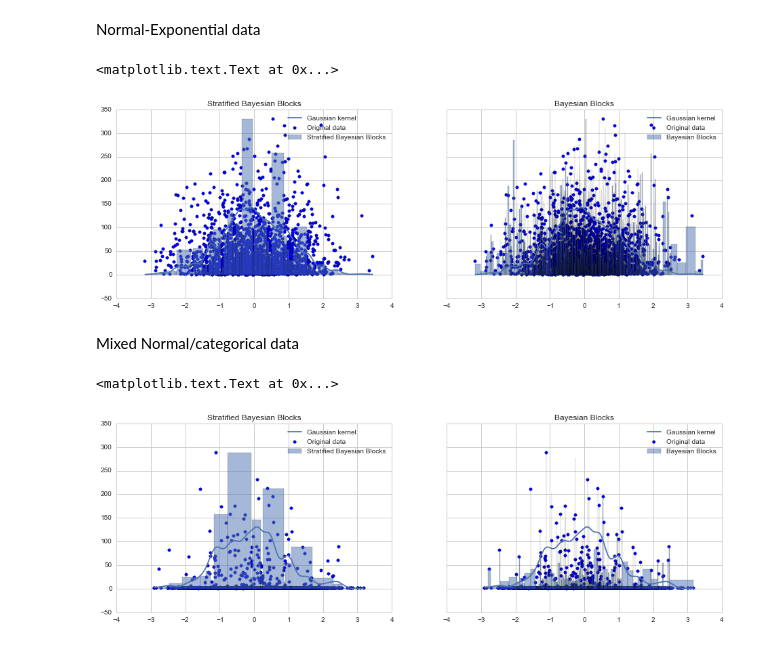
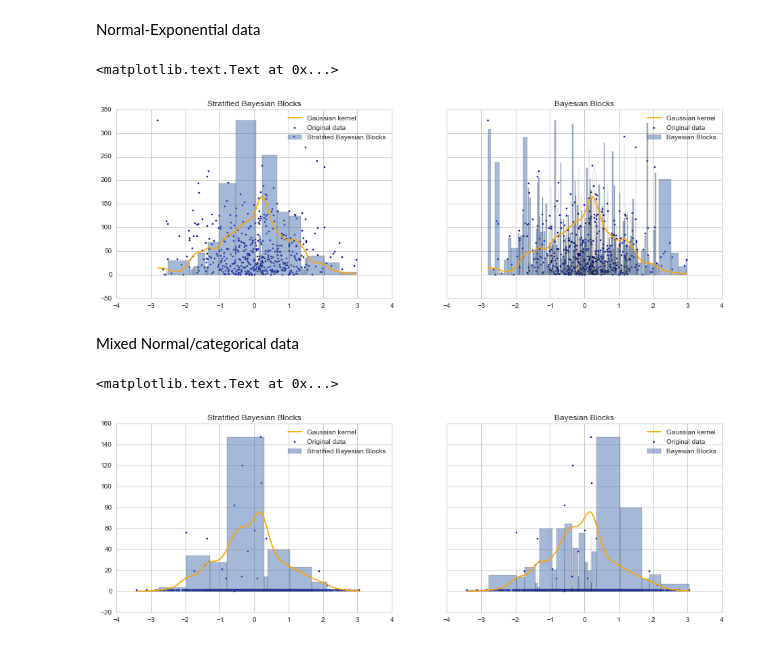
Before and after one commit to janmtl/stratified_bayesian_blocks, a Jupyter notebook: docs/Stratified Bayesian Blocks.ipynb, the cells around one changed output. Drawn from its saved outputs; the diff is of its cells as text; code cells hidden in the pictures.

```diff
--- a/docs/Stratified Bayesian Blocks.ipynb
+++ b/docs/Stratified Bayesian Blocks.ipynb
@@ -10,49 +10,49 @@ sns.set_style("whitegrid")
 # %% [markdown]
 Normal-Exponential data
 # %%
-r = np.random.randn(2000)
-s = np.random.exponential(50, 2000).astype(int)
+r = np.random.randn(500)
+s = np.random.exponential(50, 500).astype(int)
 x = np.repeat(r, s)
 
 # Evaluate Stratified Bayesian Blocks, Bayesian Blocks, and a Gaussian Kernel on the data
 sbb_bins = stratified_bayesian_blocks(x)
 bb_bins = bayesian_blocks(x)
 kernel = kde(x)
 gaussian = kernel(np.sort(r))*np.max(s)
 
 fig, ax = plt.subplots(1, 2, figsize=(16, 5), sharey=True)
 
 # Stratified Bayesian Blocks
 sbb_counts, sbb_bins = np.histogram(x, sbb_bins)
 sbb_heights = np.max(s)*sbb_counts / np.max(sbb_counts).astype(float)
 sbb_lefts = sbb_bins[:-1]
 sbb_widths = sbb_bins[1:] - sbb_bins[:-1]
 ax[0].bar(sbb_lefts, sbb_heights, width = sbb_widths, alpha=0.5, label="Stratified Bayesian Blocks")
-ax[0].scatter(r, s, label="Original data")
-ax[0].plot(np.sort(r), gaussian, label="Gaussian kernel")
+ax[0].scatter(r, s, label="Original data", marker=".")
+ax[0].plot(np.sort(r), gaussian, label="Gaussian kernel", color="orange")
 ax[0].legend()
 ax[0].set_title("Stratified Bayesian Blocks")
 
 
 # Regular Bayesian Blocks
 bb_counts, bb_bins = np.histogram(x, bb_bins)
 bb_heights = np.max(s)*bb_counts / np.max(bb_counts).astype(float)
 bb_lefts = bb_bins[:-1]
 bb_widths = bb_bins[1:] - bb_bins[:-1]
 ax[1].bar(bb_lefts, bb_heights, width = bb_widths, alpha=0.5, label="Bayesian Blocks")
-ax[1].scatter(r, s, label="Original data")
-ax[1].plot(np.sort(r), gaussian, label="Gaussian kernel")
+ax[1].scatter(r, s, label="Original data", marker=".")
+ax[1].plot(np.sort(r), gaussian, label="Gaussian kernel", color="orange")
 ax[1].legend()
 ax[1].set_title("Bayesian Blocks")
 # %% [output]
 <matplotlib.text.Text at 0x...>
-[figure, old version]
+[figure, new version]
 # %% [markdown]
 Mixed Normal/categorical data
 # %%
 r = np.random.randn(2000)
 s = np.ones(len(r)).astype(np.int)
-sel = np.random.randint(0, len(r), (np.floor(len(r)*0.1)).astype(np.int))
+sel = np.random.randint(0, len(r), (np.floor(len(r)*0.01)).astype(np.int))
 reps = np.random.exponential(50, len(sel))
 s[sel] = reps
 x = np.repeat(r, s)
@@ -71,8 +71,8 @@ sbb_heights = np.max(s)*sbb_counts / np.max(sbb_counts).astype(float)
 sbb_lefts = sbb_bins[:-1]
 sbb_widths = sbb_bins[1:] - sbb_bins[:-1]
 ax[0].bar(sbb_lefts, sbb_heights, width = sbb_widths, alpha=0.5, label="Stratified Bayesian Blocks")
-ax[0].scatter(r, s, label="Original data")
-ax[0].plot(np.sort(r), gaussian, label="Gaussian kernel")
+ax[0].scatter(r, s, label="Original data", marker=".")
+ax[0].plot(np.sort(r), gaussian, label="Gaussian kernel", color="orange")
 ax[0].legend()
 ax[0].set_title("Stratified Bayesian Blocks")
 
@@ -83,10 +83,10 @@ bb_heights = np.max(s)*bb_counts / np.max(bb_counts).astype(float)
 bb_lefts = bb_bins[:-1]
 bb_widths = bb_bins[1:] - bb_bins[:-1]
 ax[1].bar(bb_lefts, bb_heights, width = bb_widths, alpha=0.5, label="Bayesian Blocks")
-ax[1].scatter(r, s, label="Original data")
-ax[1].plot(np.sort(r), gaussian, label="Gaussian kernel")
+ax[1].scatter(r, s, label="Original data", marker=".")
+ax[1].plot(np.sort(r), gaussian, label="Gaussian kernel", color="orange")
 ax[1].legend()
 ax[1].set_title("Bayesian Blocks")
 # %% [output]
 <matplotlib.text.Text at 0x...>
-[figure, old version]
+[figure, new version]
```
Also changed, not shown: 2 other files.
